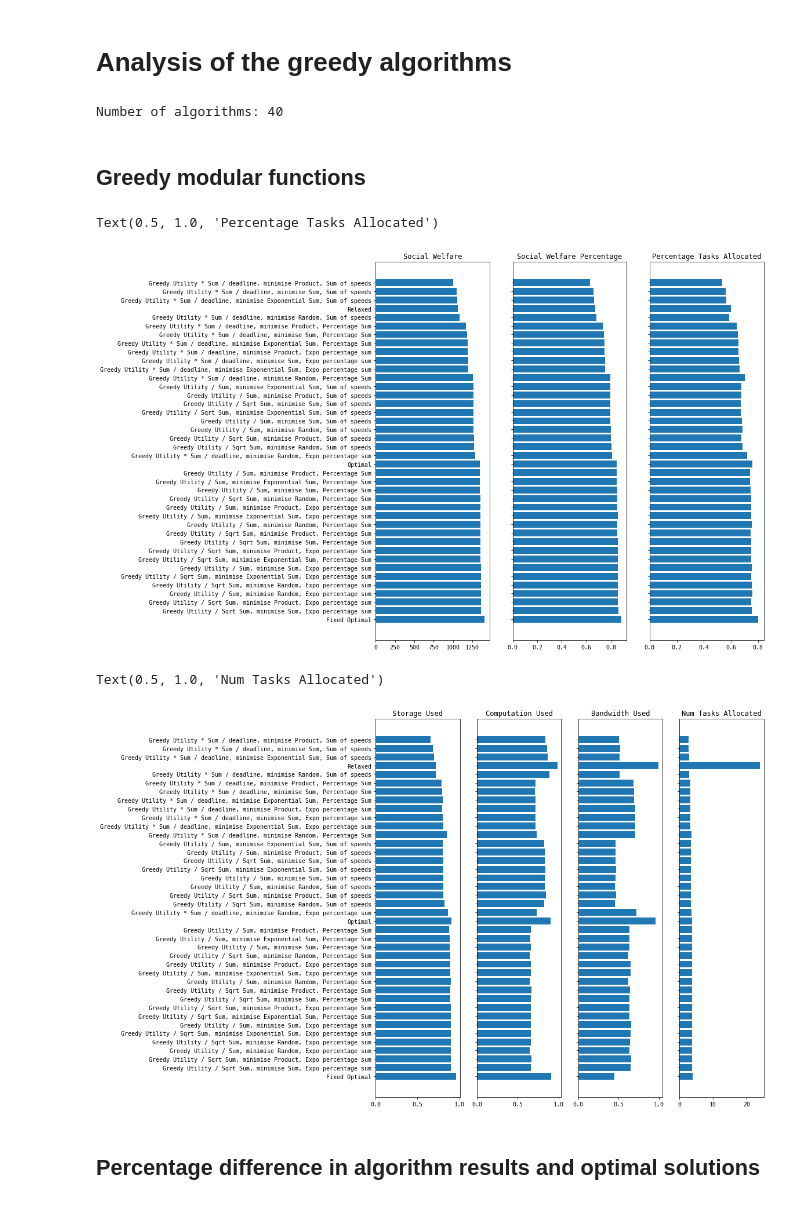
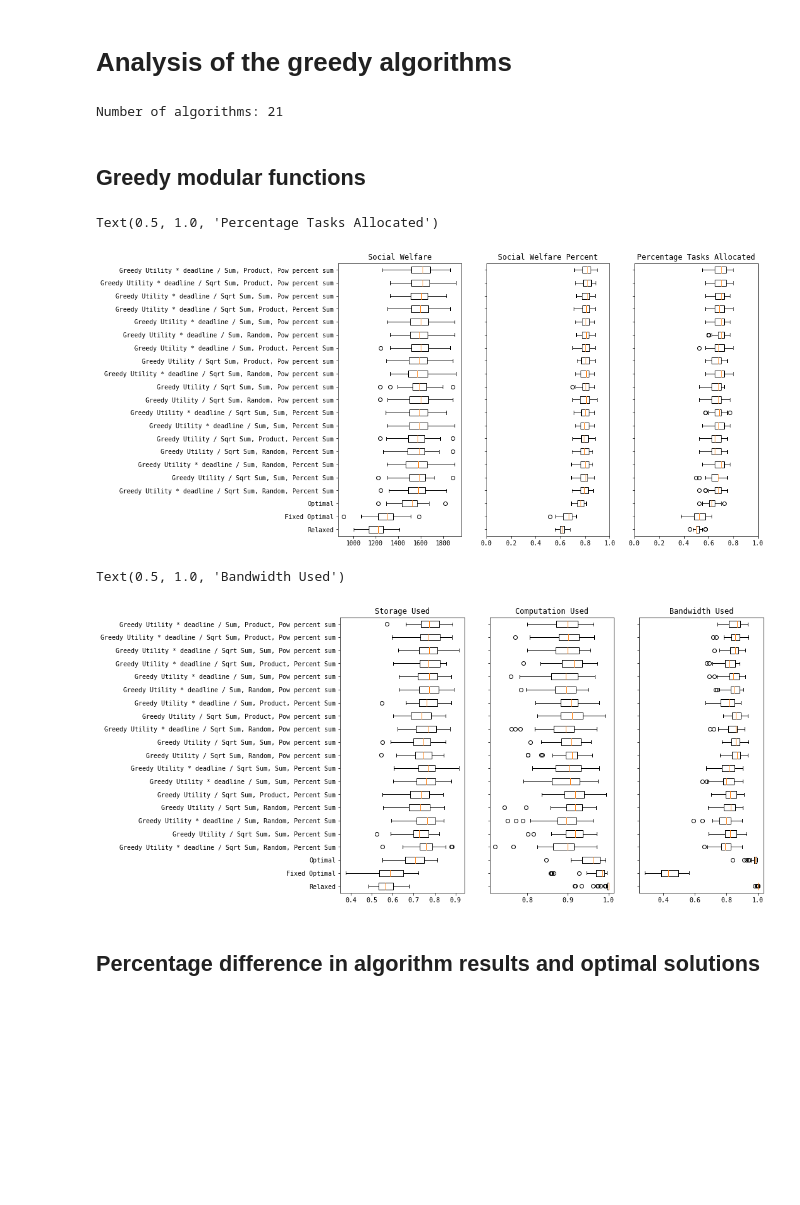
Before and after one commit to pseudo-rnd-thoughts/Elastic-Resource-Allocation, a Jupyter notebook: analysis/greedy.ipynb, the cells around one changed output. Saved outputs shown, nothing was run; the diff lists cells and outputs as text; code cells hidden in the pictures; blank space fills up the shorter version.

```diff
--- a/analysis/greedy.ipynb
+++ b/analysis/greedy.ipynb
@@ -15,9 +21,10 @@ import seaborn as sns
 matplotlib.rcParams['font.family'] = "monospace"
 %matplotlib inline
 # %%
-results_filename = "../data/greedy_caroline_40.json"
+# results_filename = "../data/greedy_caroline_40.json"
 # results_filename = "../data/greedy_basic_v3_40.json"
-# results_filename = "../data/greedy_paper_40_8_07-07_22-31-36.json"
+results_filename = "../data/greedy_paper_t40_s8_dt07-07_22-31-36.json"
+# results_filename = "../data/greedy_paper_t30_s6_dt07-09_02-21-11.json"
 
 with open(results_filename) as file:
     results_data = json.load(file)
@@ -34,7 +41,7 @@ for model_results in results_data:
 
 print(f'Number of algorithms: {len(algorithm_results)}')
 # %% [output]
-Number of algorithms: 40
+Number of algorithms: 21
 # %% [markdown]
 ## Greedy modular functions
 # %%
@@ -58,41 +66,37 @@ algorithm_df = algorithm_df.sort_values(by='social welfare', ascending=False)
 # %%
-system_fig, (ax_social_welfare, ax_social_welfare_percent, ax_percentage_tasks_allocated) = plt.subplots(1, 3, figsize=(12,12))
-ax_social_welfare.barh(algorithm_df['name'], algorithm_df['social welfare'])
-ax_social_welfare.set_title('Social Welfare')
+system_fig, (ax_sw, ax_swp, ax_pta) = plt.subplots(1, 3, figsize=(12, 8))
+ax_sw.boxplot(algorithm_df['social welfare'], vert=False)
+ax_sw.set_yticklabels(algorithm_df['name'])
+ax_sw.set_title('Social Welfare')
 
-ax_social_welfare_percent.barh(algorithm_df['name'], algorithm_df['social welfare percent'])
-plt.setp(ax_social_welfare_percent.get_yticklabels(), visible=False)
-ax_social_welfare_percent.set_xticks(np.arange(0, 1.2, 0.2))
-ax_social_welfare_percent.set_title('Social Welfare Percentage')
+ax_swp.boxplot(algorithm_df['social welfare percent'], vert=False)
+plt.setp(ax_swp.get_yticklabels(), visible=False)
+ax_swp.set_xticks(np.arange(0, 1.2, 0.2))
+ax_swp.set_title('Social Welfare Percent')
 
-ax_percentage_tasks_allocated.barh(algorithm_df['name'], algorithm_df['percentage tasks allocated'])
-plt.setp(ax_percentage_tasks_allocated.get_yticklabels(), visible=False)
-ax_percentage_tasks_allocated.set_xticks(np.arange(0, 1.2, 0.2))
-ax_percentage_tasks_allocated.set_title('Percentage Tasks Allocated')
+ax_pta.boxplot(algorithm_df['percentage tasks allocated'], vert=False)
+plt.setp(ax_pta.get_yticklabels(), visible=False)
+ax_pta.set_xticks(np.arange(0, 1.2, 0.2))
+ax_pta.set_title('Percentage Tasks Allocated')
 # %% [output]
 Text(0.5, 1.0, 'Percentage Tasks Allocated')
-[figure, old version]
+[figure, new version]
 # %%
-server_fig, (ax_storage_used, ax_computation_used,
-             ax_bandwidth_used, ax_num_tasks_allocated_used) = plt.subplots(1, 4, figsize=(12,12))
-
-ax_storage_used.barh(algorithm_df['name'], algorithm_df['storage used'])
+server_fig, (ax_storage_used, ax_computation_used, ax_bandwidth_used) = plt.subplots(1, 3, figsize=(12, 8))
+ax_storage_used.boxplot(algorithm_df['storage used'], vert=False)
+ax_storage_used.set_yticklabels(algorithm_df['name'])
 ax_storage_used.set_title('Storage Used')
 
-ax_computation_used.barh(algorithm_df['name'], algorithm_df['computation used'])
+ax_computation_used.boxplot(algorithm_df['computation used'], vert=False)
 plt.setp(ax_computation_used.get_yticklabels(), visible=False)
 ax_computation_used.set_title('Computation Used')
 
-ax_bandwidth_used.barh(algorithm_df['name'], algorithm_df['bandwidth used'])
+ax_bandwidth_used.boxplot(algorithm_df['bandwidth used'], vert=False)
 plt.setp(ax_bandwidth_used.get_yticklabels(), visible=False)
 ax_bandwidth_used.set_title('Bandwidth Used')
-
-ax_num_tasks_allocated_used.barh(algorithm_df['name'], algorithm_df['num tasks allocated'])
-plt.setp(ax_num_tasks_allocated_used.get_yticklabels(), visible=False)
-ax_num_tasks_allocated_used.set_title('Num Tasks Allocated')
 # %% [output]
-Text(0.5, 1.0, 'Num Tasks Allocated')
+Text(0.5, 1.0, 'Bandwidth Used')
-[figure, old version]
+[figure, new version]
 # %% [markdown]
 ## Percentage difference in algorithm results and optimal solutions
 # %%
```
Also changed, not shown: parts of 6 cells of this notebook, 4 other files.
